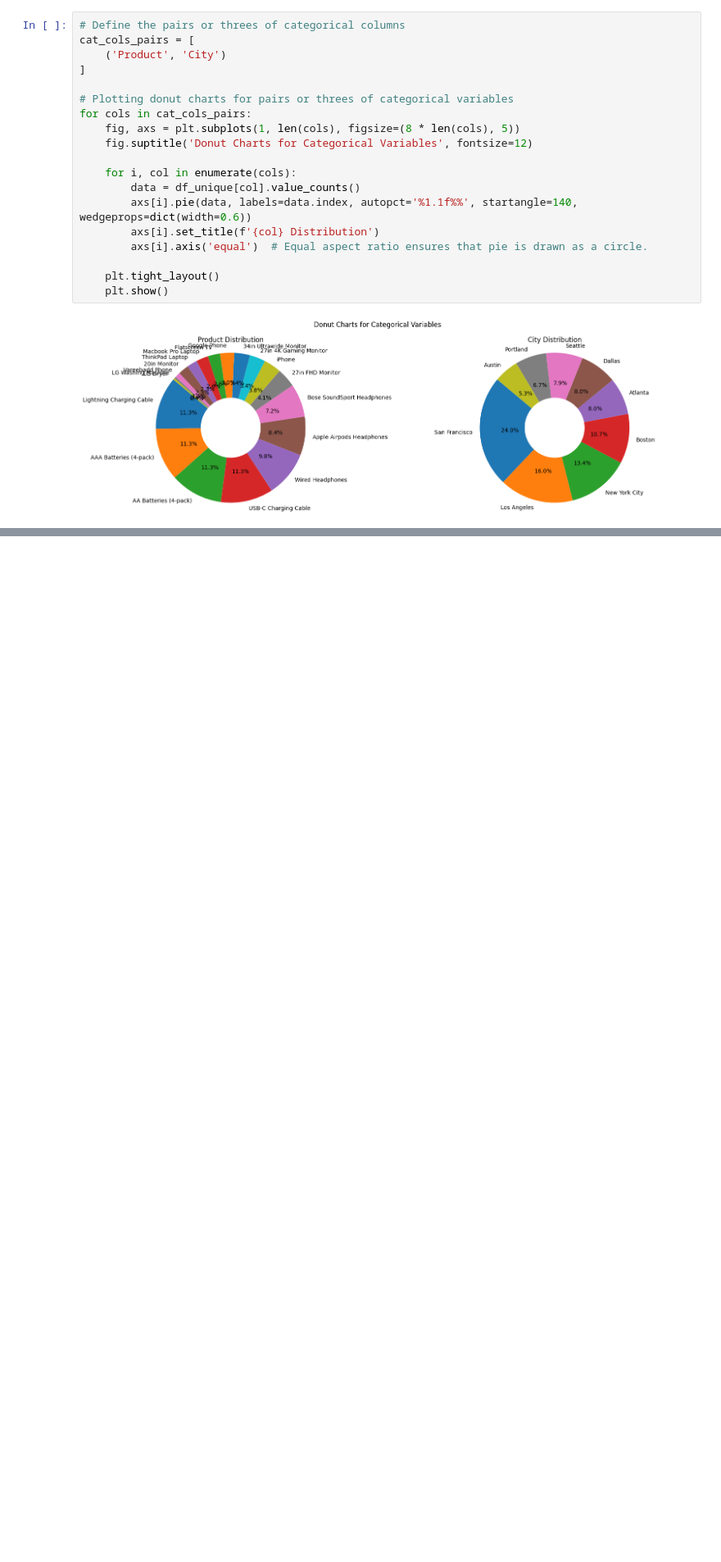
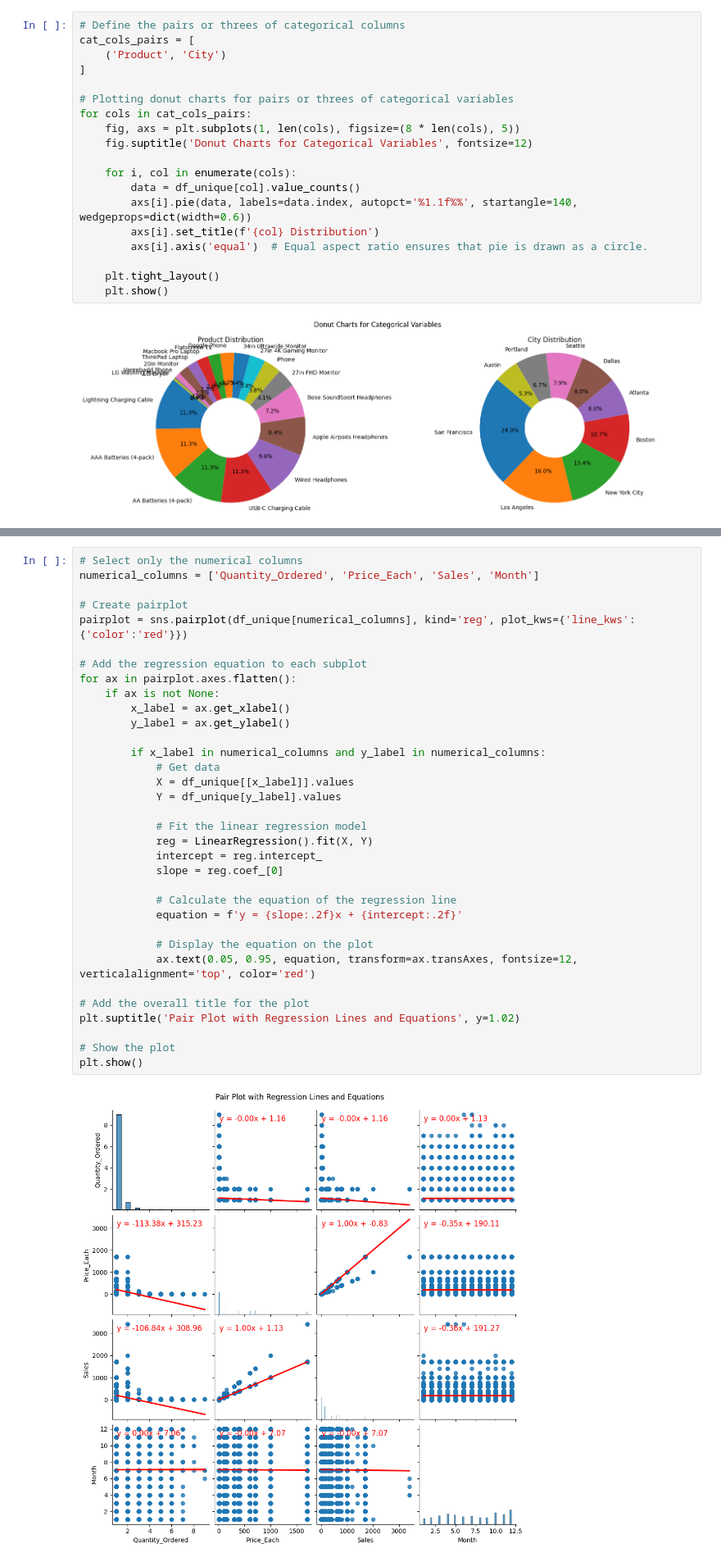
Before and after one commit to SamuelAsong/Comprehensive-Power-BI-Dashboard-for-Sales-Insights, a Jupyter notebook: notebook/sales.ipynb, the cells around one changed output, grey strips where cells are left out. Shown at 82% size. Cells and saved outputs as stored; diff of their text form; blank space fills up the shorter version.

```diff
--- a/notebook/sales.ipynb
+++ b/notebook/sales.ipynb
@@ -1074,0 +1143,36 @@ for cols in cat_cols_pairs:
+# %%
+# Select only the numerical columns
+numerical_columns = ['Quantity_Ordered', 'Price_Each', 'Sales', 'Month']
+
+# Create pairplot
+pairplot = sns.pairplot(df_unique[numerical_columns], kind='reg', plot_kws={'line_kws':{'color':'red'}})
+
+# Add the regression equation to each subplot
+for ax in pairplot.axes.flatten():
+    if ax is not None:
+        x_label = ax.get_xlabel()
+        y_label = ax.get_ylabel()
+
+        if x_label in numerical_columns and y_label in numerical_columns:
+            # Get data
+            X = df_unique[[x_label]].values
+            Y = df_unique[y_label].values
+
+            # Fit the linear regression model
+            reg = LinearRegression().fit(X, Y)
+            intercept = reg.intercept_
+            slope = reg.coef_[0]
+
+            # Calculate the equation of the regression line
+            equation = f'y = {slope:.2f}x + {intercept:.2f}'
+
+            # Display the equation on the plot
+            ax.text(0.05, 0.95, equation, transform=ax.transAxes, fontsize=12, verticalalignment='top', color='red')
+
+# Add the overall title for the plot
+plt.suptitle('Pair Plot with Regression Lines and Equations', y=1.02)
+
+# Show the plot
+plt.show()
+# %% [output]
+[figure, added]
```
Also changed, not shown: parts of 46 cells of this notebook.
